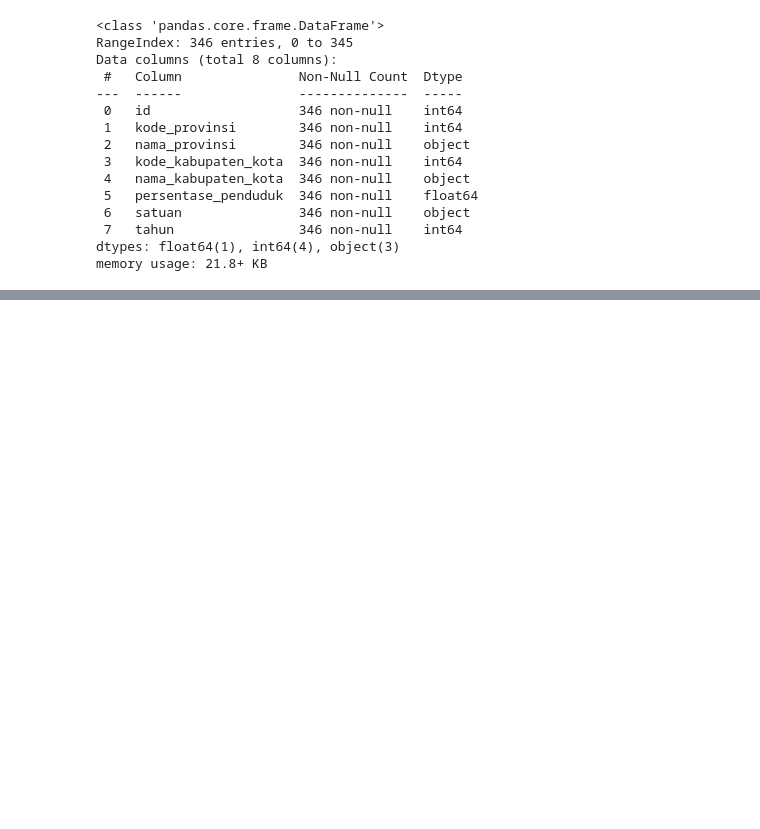
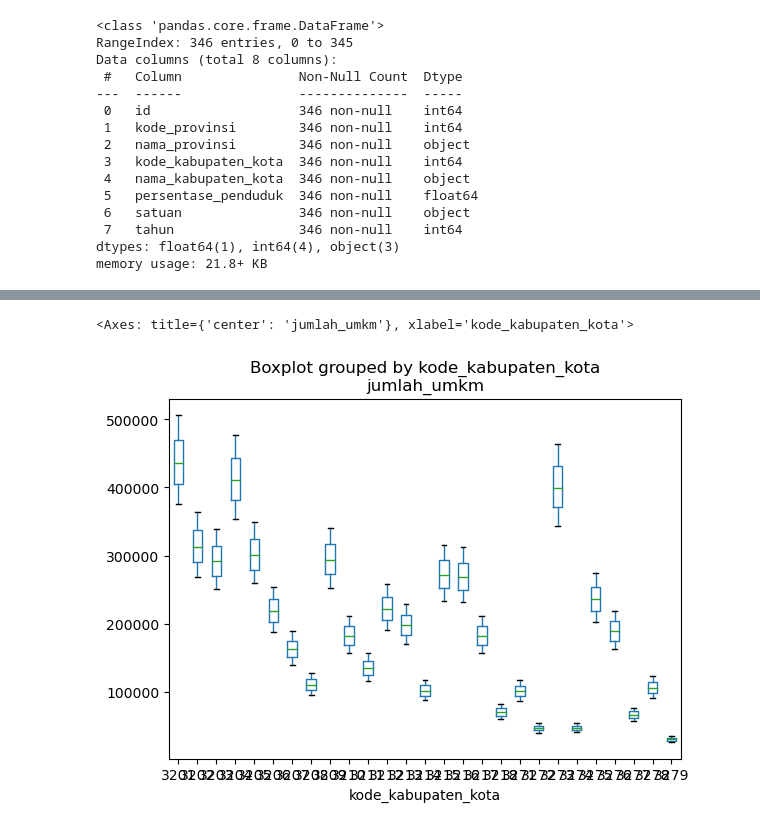
Before and after one commit to AlfiFaiz/data_mining, a Jupyter notebook: kelompok 4.ipynb, the cells around one changed output, grey strips where cells are left out. Cells and saved outputs as stored; diff of their text form; code cells hidden in the pictures; blank space fills up the shorter version.

```diff
--- a/kelompok 4.ipynb
+++ b/kelompok 4.ipynb
@@ -86,0 +112,5 @@ memory usage: 10.2+ KB
+# %%
+df3.boxplot(by ='kode_kabupaten_kota', column =['jumlah_umkm'], grid = False)
+# %% [output]
+<Axes: title={'center': 'jumlah_umkm'}, xlabel='kode_kabupaten_kota'>
+[figure, added]
```
Also changed, not shown: parts of 7 cells of this notebook, 1 other file.
